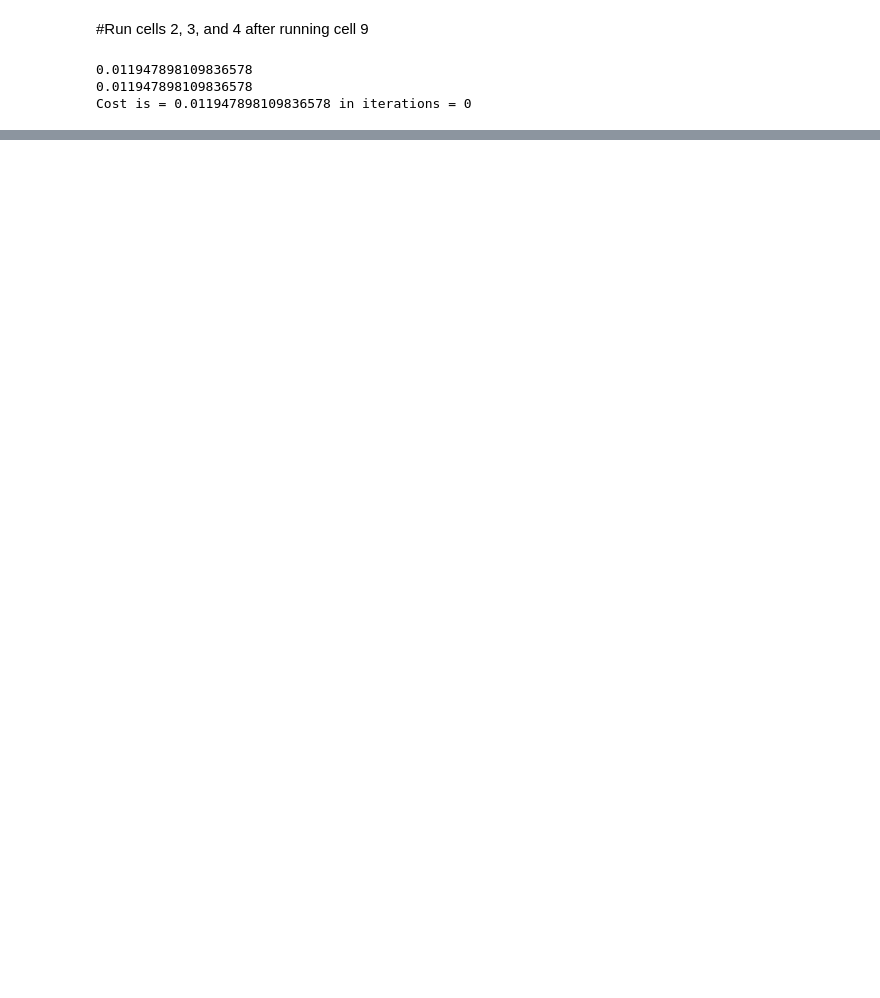
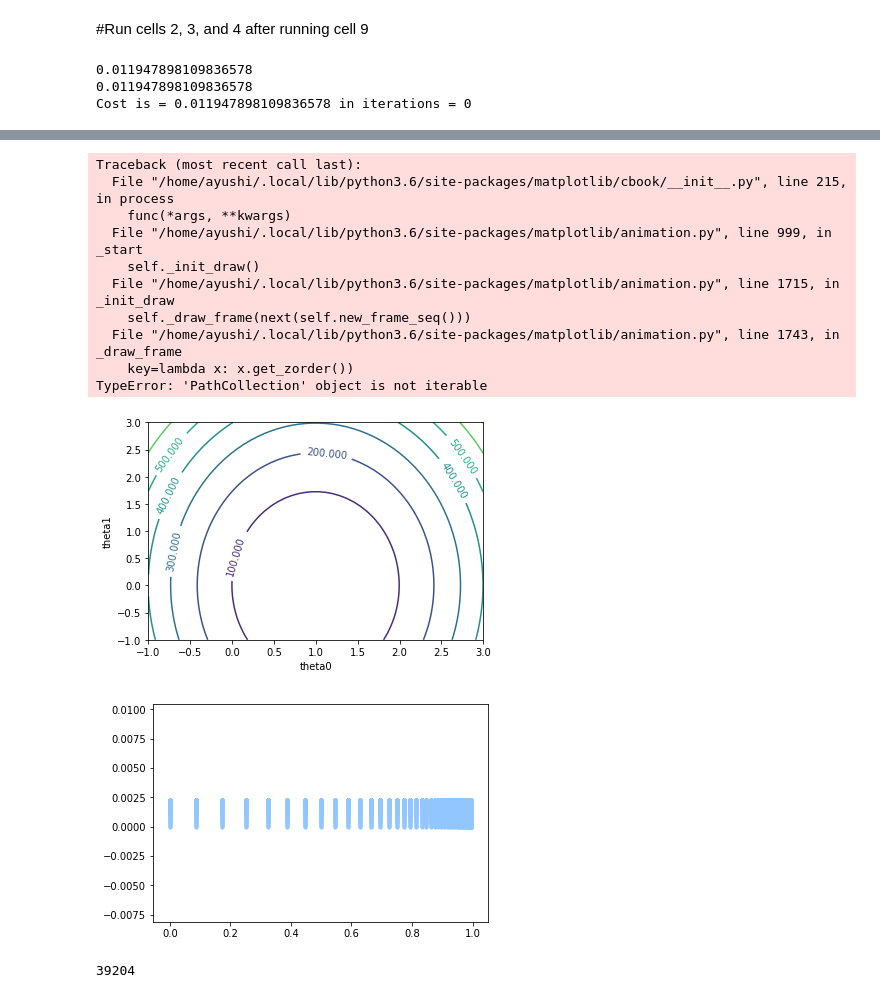
Before and after one commit to agarwal-ayushi/Machine-Learning-Assignments, a Jupyter notebook: Assignment1/ques1/question1.ipynb, the cells around one changed output, grey strips where cells are left out. Drawn from its saved outputs; the diff is of its cells as text; code cells hidden in the pictures; blank space fills up the shorter version.

```diff
--- a/Assignment1/ques1/question1.ipynb
+++ b/Assignment1/ques1/question1.ipynb
@@ -331,0 +332,36 @@ plt.clabel(cp, inline=1, fontsize=10)
+# %%
+from matplotlib.animation import FuncAnimation
+plt.style.use('seaborn-pastel')
+
+cp=plt.contour(theta0, theta1, cost_plot)
+plt.clabel(cp, inline=1, fontsize=10)
+plt.xlabel('theta0')
+plt.ylabel('theta1')
+#plt.xlim(right=np.amax(theta0), left=np.amin(theta0))
+#plt.ylim(top=np.amax(theta1), bottom=np.amin(theta1))
+#cp1=cp
+cp1=plt.figure()
+def animate(i):
+    cp1=plt.scatter(theta_all0, theta_all1, marker='o', s=10)
+    return cp1
+
+anim= FuncAnimation(cp1,animate,frames=200,interval=20,blit=True)
+
+#plt.savefig('plot_cost.png', dpi=1000, bbox_inches='tight')
+# %% [output]
+Traceback (most recent call last):
+  File "/home/ayushi/.local/lib/python3.6/site-packages/matplotlib/cbook/__init__.py", line 215, in process
+    func(*args, **kwargs)
+  File "/home/ayushi/.local/lib/python3.6/site-packages/matplotlib/animation.py", line 999, in _start
+    self._init_draw()
+  File "/home/ayushi/.local/lib/python3.6/site-packages/matplotlib/animation.py", line 1715, in _init_draw
+    self._draw_frame(next(self.new_frame_seq()))
+  File "/home/ayushi/.local/lib/python3.6/site-packages/matplotlib/animation.py", line 1743, in _draw_frame
+    key=lambda x: x.get_zorder())
+TypeError: 'PathCollection' object is not iterable
+[figure, added]
+[figure, added]
+# %%
+np.size(theta_all0)
+# %% [output]
+39204
```
Also changed, not shown: parts of 16 cells of this notebook, 6 other files.
